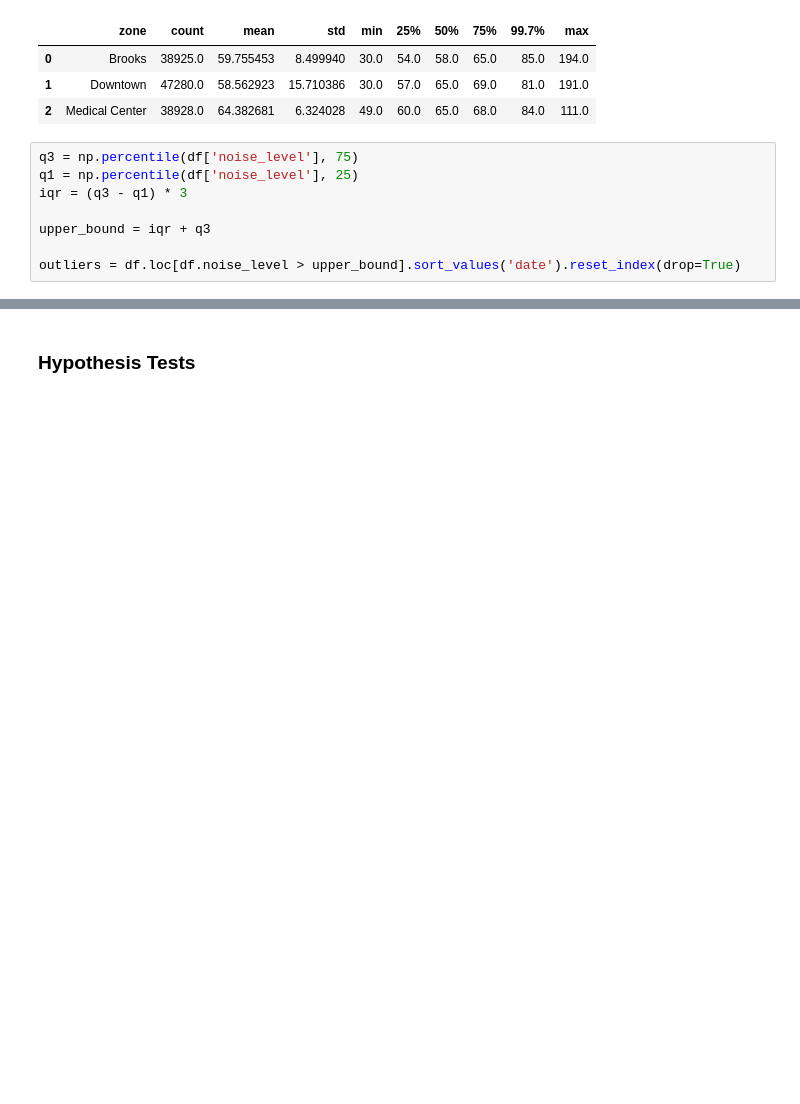
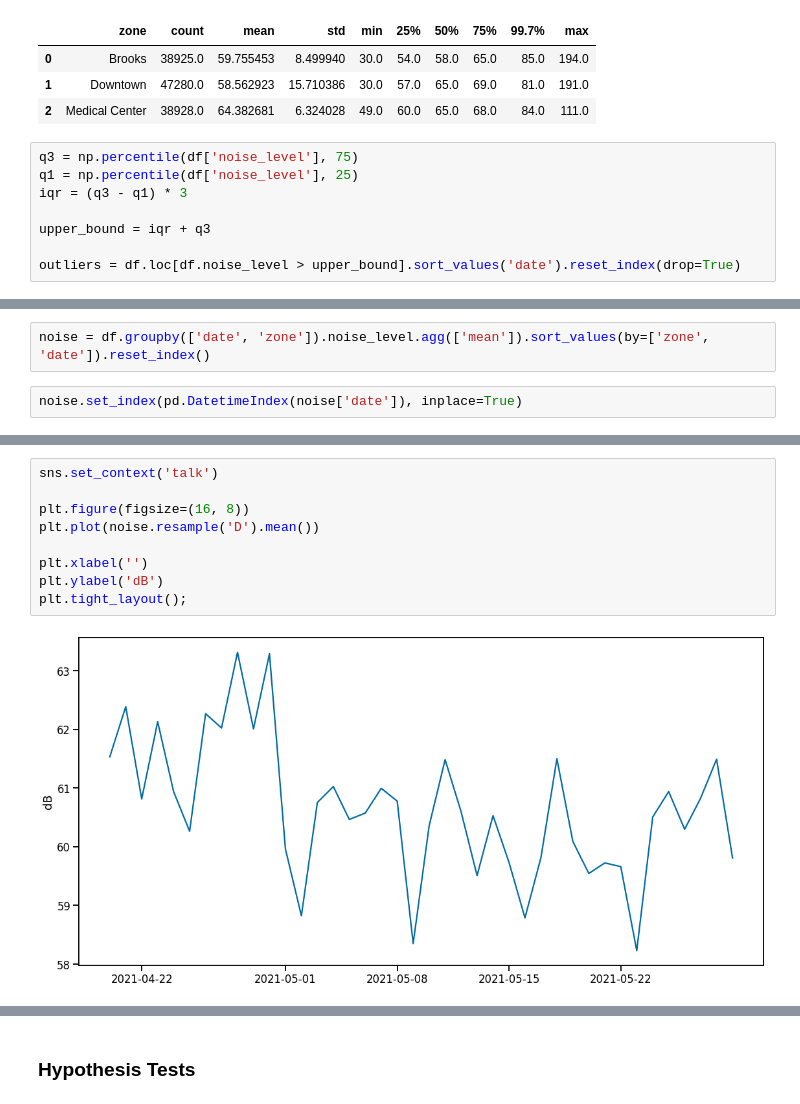
Before and after one commit to Promeos/Smart_San_Antonio, a Jupyter notebook: MVP.ipynb, the cells around one changed output, grey strips where cells are left out. Saved outputs shown, nothing was run; the diff lists cells and outputs as text; blank space fills up the shorter version.

```diff
--- a/MVP.ipynb
+++ b/MVP.ipynb
@@ -210,0 +213,4 @@ outliers = df.loc[df.noise_level > upper_bound].sort_values('date').reset_index(
+# %%
+noise = df.groupby(['date', 'zone']).noise_level.agg(['mean']).sort_values(by=['zone', 'date']).reset_index()
+# %%
+noise.set_index(pd.DatetimeIndex(noise['date']), inplace=True)
@@ -210,0 +234,11 @@ outliers = df.loc[df.noise_level > upper_bound].sort_values('date').reset_index(
+# %%
+sns.set_context('talk')
+
+plt.figure(figsize=(16, 8))
+plt.plot(noise.resample('D').mean())
+
+plt.xlabel('')
+plt.ylabel('dB')
+plt.tight_layout();
+# %% [output]
+[figure, added]
```
Also changed, not shown: parts of 5 cells of this notebook.
